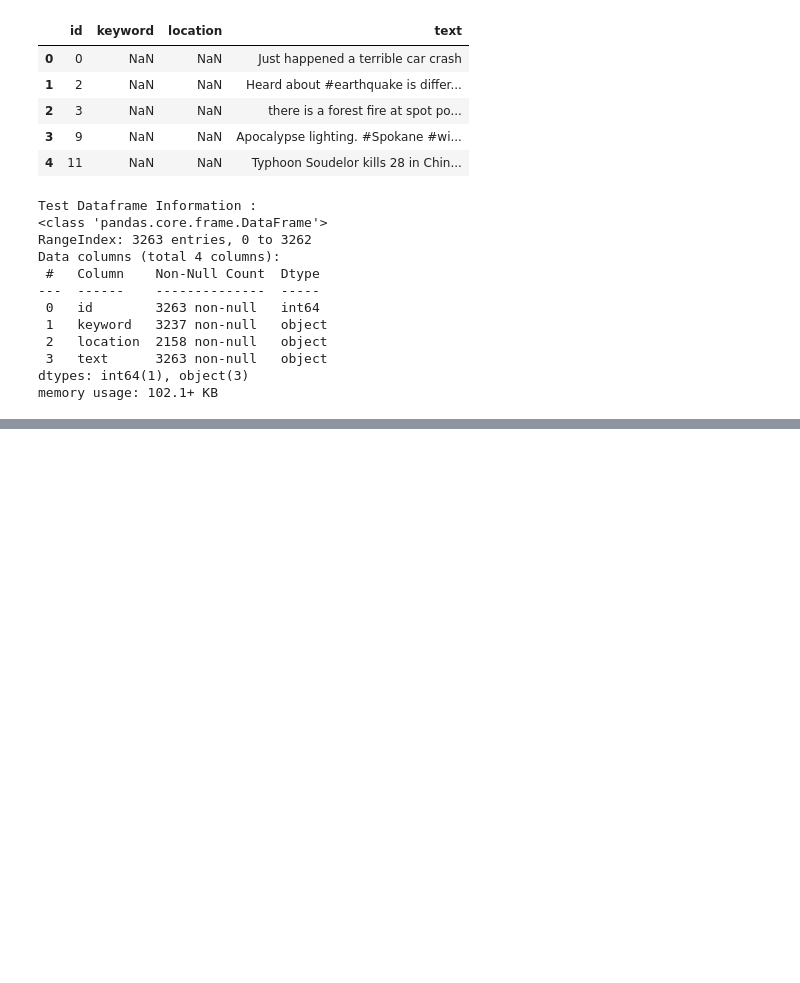
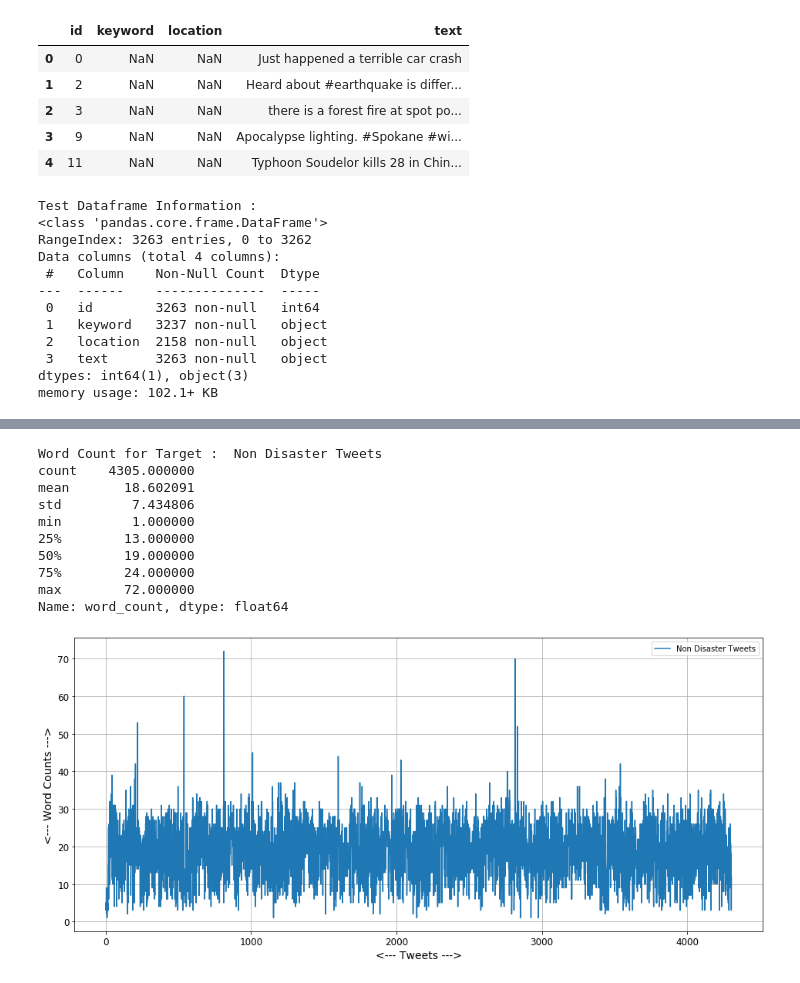
Before and after one commit to pk0912/DisasterTweetsClassifier, a Jupyter notebook: notebooks/EDA.ipynb, the cells around one changed output, grey strips where cells are left out. Cells and saved outputs as stored; diff of their text form; code cells hidden in the pictures; blank space fills up the shorter version.

```diff
--- a/notebooks/EDA.ipynb
+++ b/notebooks/EDA.ipynb
@@ -132,0 +227,27 @@ memory usage: 102.1+ KB
+# %%
+def word_count_analysis(data, label):
+    print('Word Count for Target : ', label)
+    print(data.describe())
+    fig_dims = (16, 7)
+    fig, ax = plt.subplots(figsize=fig_dims)
+    y = data.values
+    x = list(range(y.size))
+    sns.lineplot(x, y, label=label)
+    plt.grid()
+    plt.xlabel('<--- Tweets --->')
+    plt.ylabel('<--- Word Counts --->')
+    plt.show()
+# %%
+word_count_analysis(data.loc[data["target"]==0, "word_count"], "Non Disaster Tweets")
+# %% [output]
+Word Count for Target :  Non Disaster Tweets
+count    4305.000000
+mean       18.602091
+std         7.434806
+min         1.000000
+25%        13.000000
+50%        19.000000
+75%        24.000000
+max        72.000000
+Name: word_count, dtype: float64
+[figure, added]
```
Also changed, not shown: parts of 16 cells of this notebook, 1 other file.
